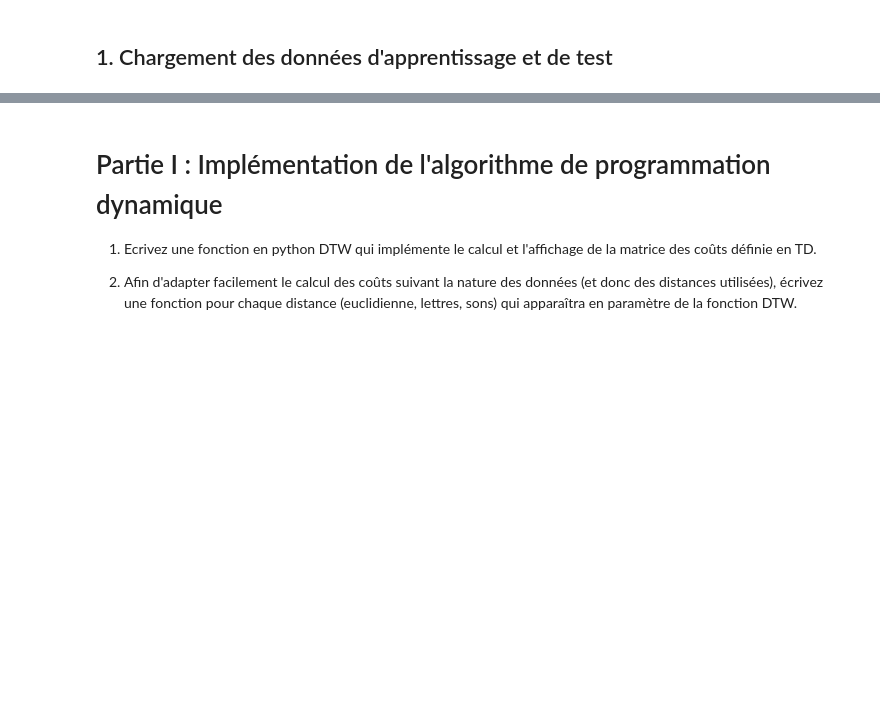
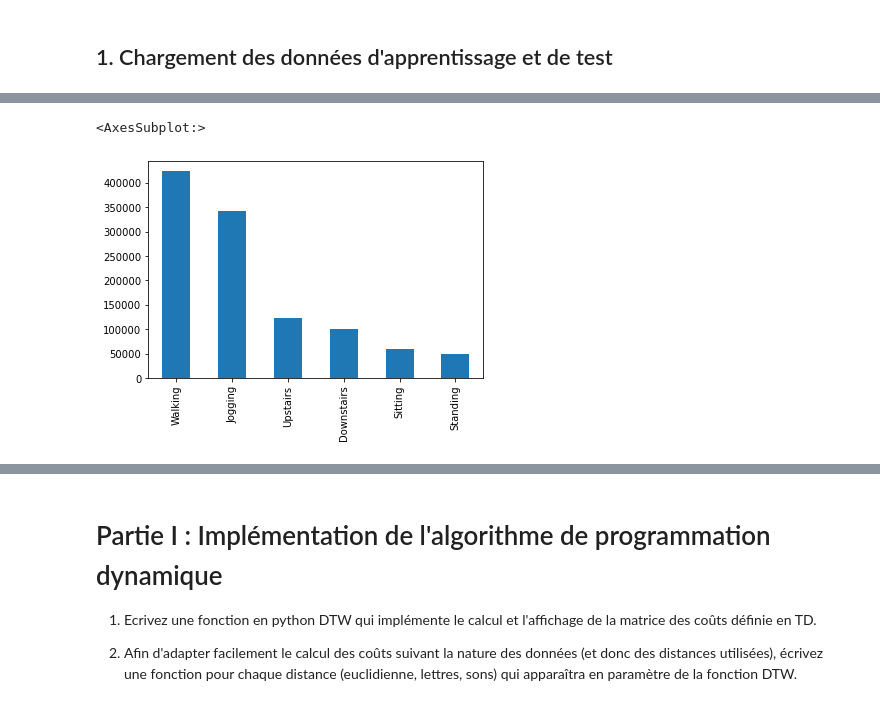
Before and after one commit to ysfgouicem/human-activity-detection, a Jupyter notebook: Projet_MCS_Etudiant.ipynb, the cells around one changed output, grey strips where cells are left out. Saved outputs shown, nothing was run; the diff lists cells and outputs as text; code cells hidden in the pictures; blank space fills up the shorter version.

```diff
--- a/Projet_MCS_Etudiant.ipynb
+++ b/Projet_MCS_Etudiant.ipynb
@@ -70,17 +49,6 @@ LABELS = [
     'Walking'
 ]
 
-DATA_PATH = './WISDM_ar_v1.1_raw.txt'
-
-
-# Durée des profils temporels
-TIME_STEP = 60
-
-# Paramètres
-N_CLASSES = 3
-N_FEATURES = 3  # x-acceleration, y-acceleration, z-acceleration
-SEGMENT_TIME_SIZE = 30
-TAILLE_TEST=30
-TAILLE_APP=10
+DATA_PATH = 'WISDM_ar_v1.1_raw.txt'
 # %% [markdown]
 ## 1. Chargement des données d'apprentissage et de test
@@ -86,0 +79,8 @@ TAILLE_APP=10
+# %%
+plt.rcParams["figure.figsize"] = (6,4)
+fig, ax = plt.subplots()
+
+data['activity'].value_counts().plot(ax=ax, kind='bar')
+# %% [output]
+<AxesSubplot:>
+[figure, added]
```
Also changed, not shown: parts of 85 cells of this notebook, 1 other file.
